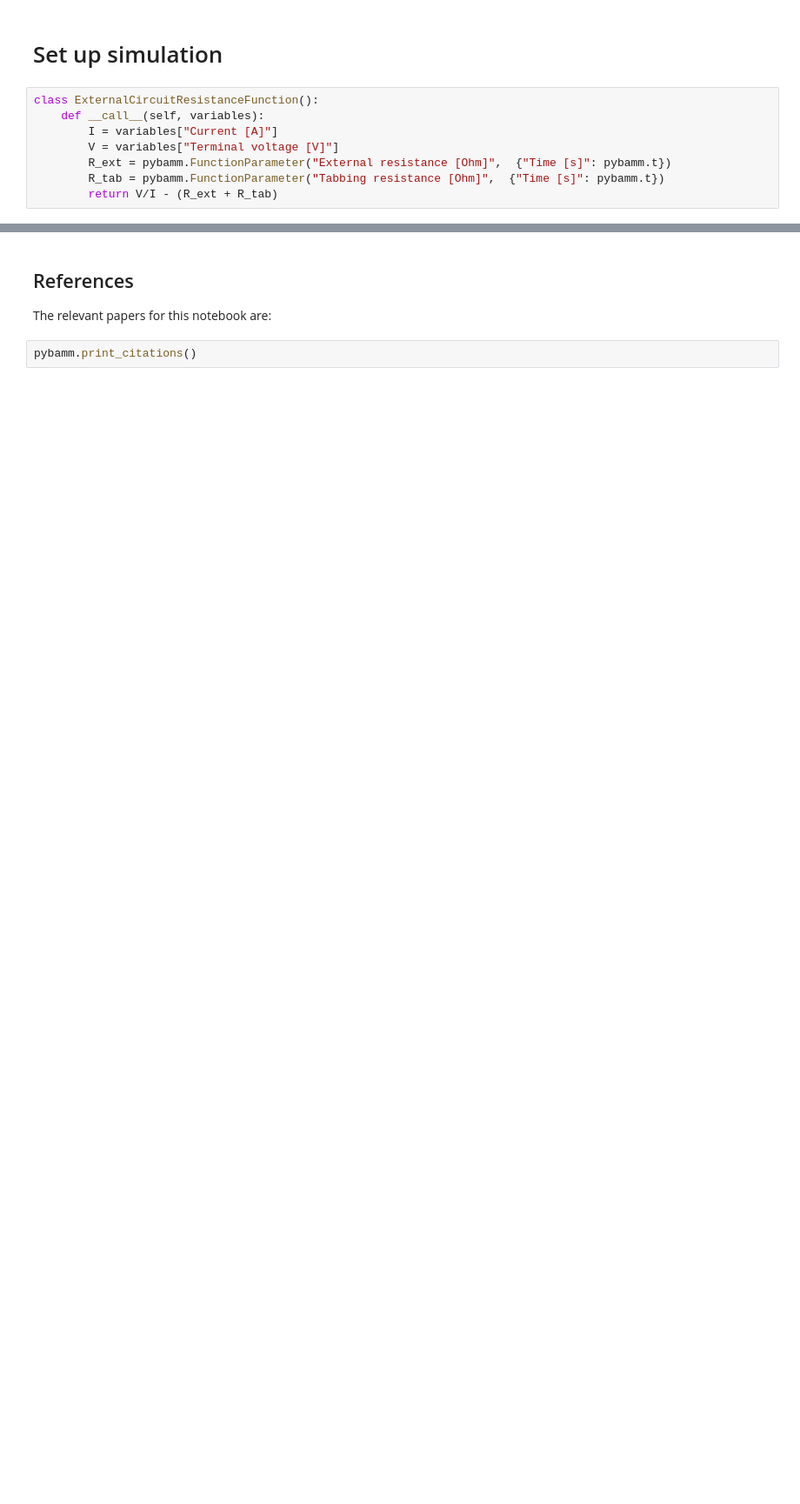
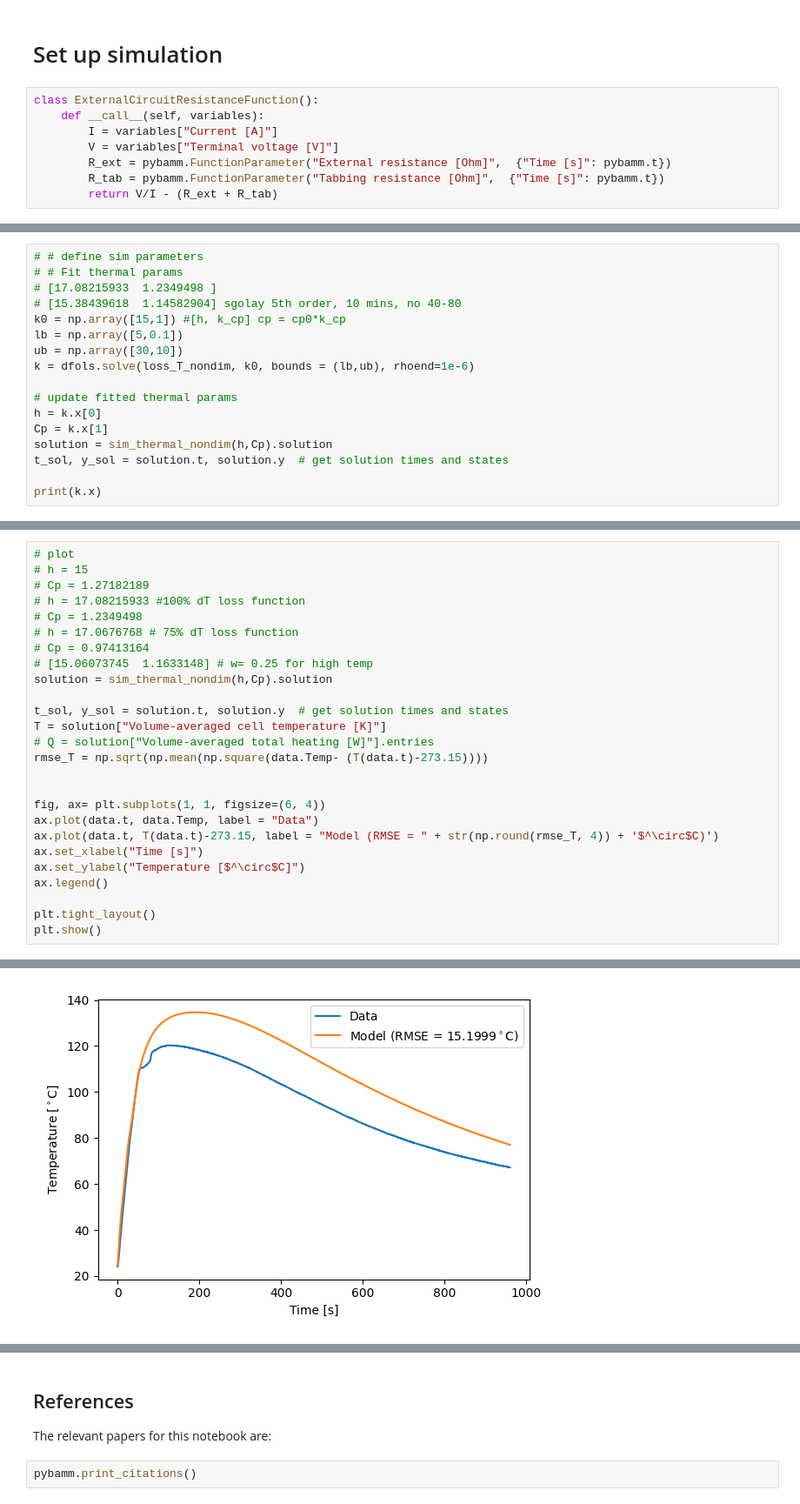
Before and after one commit to viviantran27/PyBaMM, a Jupyter notebook: fast_discharge/Archive/SPM_ESC_thermal_fitting_external.ipynb, the cells around one changed output, grey strips where cells are left out. Shown at 87% size. Drawn from its saved outputs; the diff is of its cells as text; blank space fills up the shorter version.

```diff
--- a/fast_discharge/Archive/SPM_ESC_thermal_fitting_external.ipynb
+++ b/fast_discharge/Archive/SPM_ESC_thermal_fitting_external.ipynb
@@ -399,0 +384,17 @@ interactive(children=(FloatSlider(value=0.0, description='t', max=3600.0, step=1
+# %%
+# # define sim parameters
+# # Fit thermal params
+# [17.08215933  1.2349498 ]
+# [15.38439618  1.14582904] sgolay 5th order, 10 mins, no 40-80
+k0 = np.array([15,1]) #[h, k_cp] cp = cp0*k_cp
+lb = np.array([5,0.1])
+ub = np.array([30,10])
+k = dfols.solve(loss_T_nondim, k0, bounds = (lb,ub), rhoend=1e-6)
+
+# update fitted thermal params
+h = k.x[0]
+Cp = k.x[1]
+solution = sim_thermal_nondim(h,Cp).solution
+t_sol, y_sol = solution.t, solution.y  # get solution times and states
+
+print(k.x)
@@ -399,0 +403,27 @@ interactive(children=(FloatSlider(value=0.0, description='t', max=3600.0, step=1
+# %%
+# plot
+# h = 15
+# Cp = 1.27182189
+# h = 17.08215933 #100% dT loss function
+# Cp = 1.2349498
+# h = 17.0676768 # 75% dT loss function
+# Cp = 0.97413164
+# [15.06073745  1.1633148] # w= 0.25 for high temp
+solution = sim_thermal_nondim(h,Cp).solution
+
+t_sol, y_sol = solution.t, solution.y  # get solution times and states
+T = solution["Volume-averaged cell temperature [K]"]
+# Q = solution["Volume-averaged total heating [W]"].entries
+rmse_T = np.sqrt(np.mean(np.square(data.Temp- (T(data.t)-273.15))))
+
+
+fig, ax= plt.subplots(1, 1, figsize=(6, 4))
+ax.plot(data.t, data.Temp, label = "Data")
+ax.plot(data.t, T(data.t)-273.15, label = "Model (RMSE = " + str(np.round(rmse_T, 4)) + '$^\circ$C)')
+ax.set_xlabel("Time [s]")
+ax.set_ylabel("Temperature [$^\circ$C]")
+ax.legend()
+
+plt.tight_layout()
+plt.show()
+# %% [output]
@@ -399,0 +432 @@ interactive(children=(FloatSlider(value=0.0, description='t', max=3600.0, step=1
+[figure, added]
```
Also changed, not shown: parts of 51 cells of this notebook, 26 other files.
